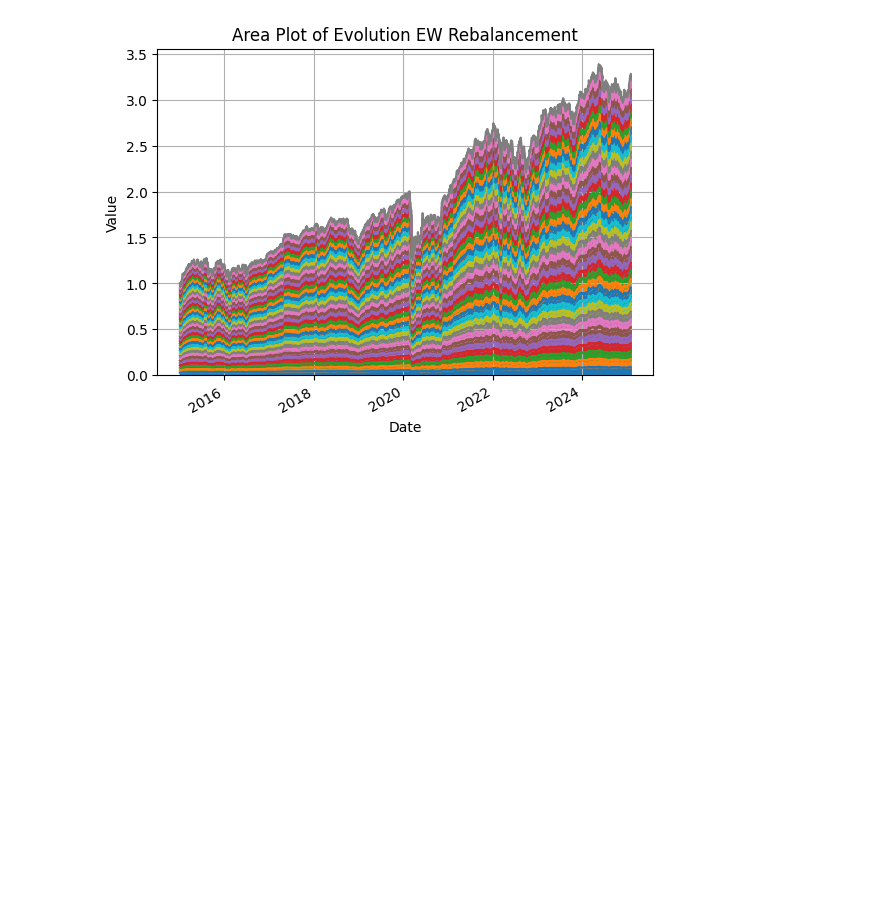
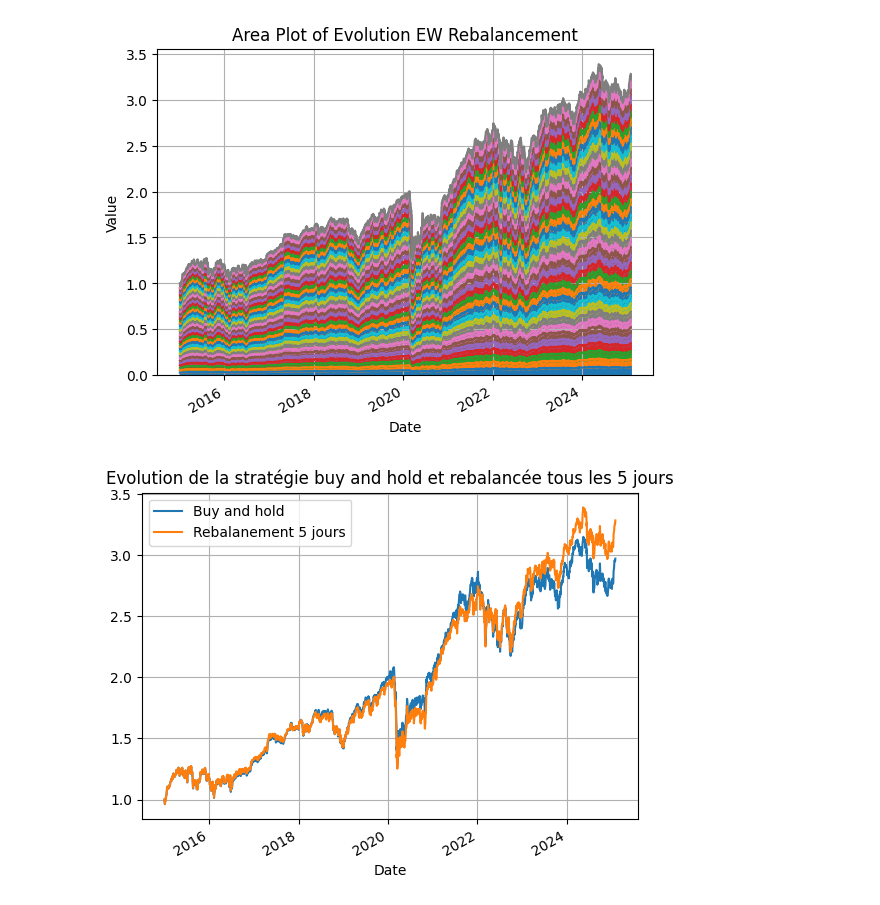
Before and after one commit to ZeBaoB/Cutting-edge_AssetTool-, a Jupyter notebook: Cutting edge 1.ipynb, the cells around one changed output. Saved outputs shown, nothing was run; the diff lists cells and outputs as text; code cells hidden in the pictures; blank space fills up the shorter version.

```diff
--- a/Cutting edge 1.ipynb
+++ b/Cutting edge 1.ipynb
@@ -216,3 +216,36 @@ plt.legend().set_visible(False)
 plt.show()
 # %% [output]
 [figure]
+# %%
+def generate_evolution(logReturn, allocation, T_rebalancement=-1):
+    nb_periods = logReturn.shape[0]
+    nb_stocks = logReturn.shape[1]
+
+    evolution = logReturn * 0.0
+
+    if T_rebalancement == -1:
+        # Buy and hold strategy
+        evolution = np.exp(np.cumsum(logReturn)) * allocation
+    else:
+        # Rebalancing strategy
+        evolution.iloc[:T_rebalancement, :] = np.exp(np.cumsum(logReturn.iloc[:T_rebalancement, :])) * allocation
+        last_period = T_rebalancement
+        for i in range(T_rebalancement, nb_periods, T_rebalancement):
+            evolution.iloc[i:i+T_rebalancement, :] = np.exp(np.cumsum(logReturn.iloc[i:i+T_rebalancement, :])) * evolution.iloc[i-1, :].sum() * allocation
+            last_period = i
+        evolution.iloc[last_period:, :] = np.exp(np.cumsum(logReturn.iloc[last_period:, :])) * evolution.iloc[last_period-1, :].sum() * allocation
+
+    return evolution
+# %%
+# Exemple d'utilisation
+allocation = np.ones(nb_stocks) / nb_stocks
+evolution_huyHold = generate_evolution(log_return_jounalier_histo, allocation)
+evolution_Rebal = generate_evolution(log_return_jounalier_histo, allocation, T_rebalancement = 5)
+evolution_huyHold.sum(axis=1).plot(label="Buy and hold")
+evolution_Rebal.sum(axis=1).plot(label="Rebalanement 5 jours")
+plt.title("Evolution de la stratégie buy and hold et rebalancée tous les 5 jours")
+plt.legend()
+plt.grid()
+plt.show()
+# %% [output]
+[figure, added]
```
Also changed, not shown: parts of 6 cells of this notebook.
